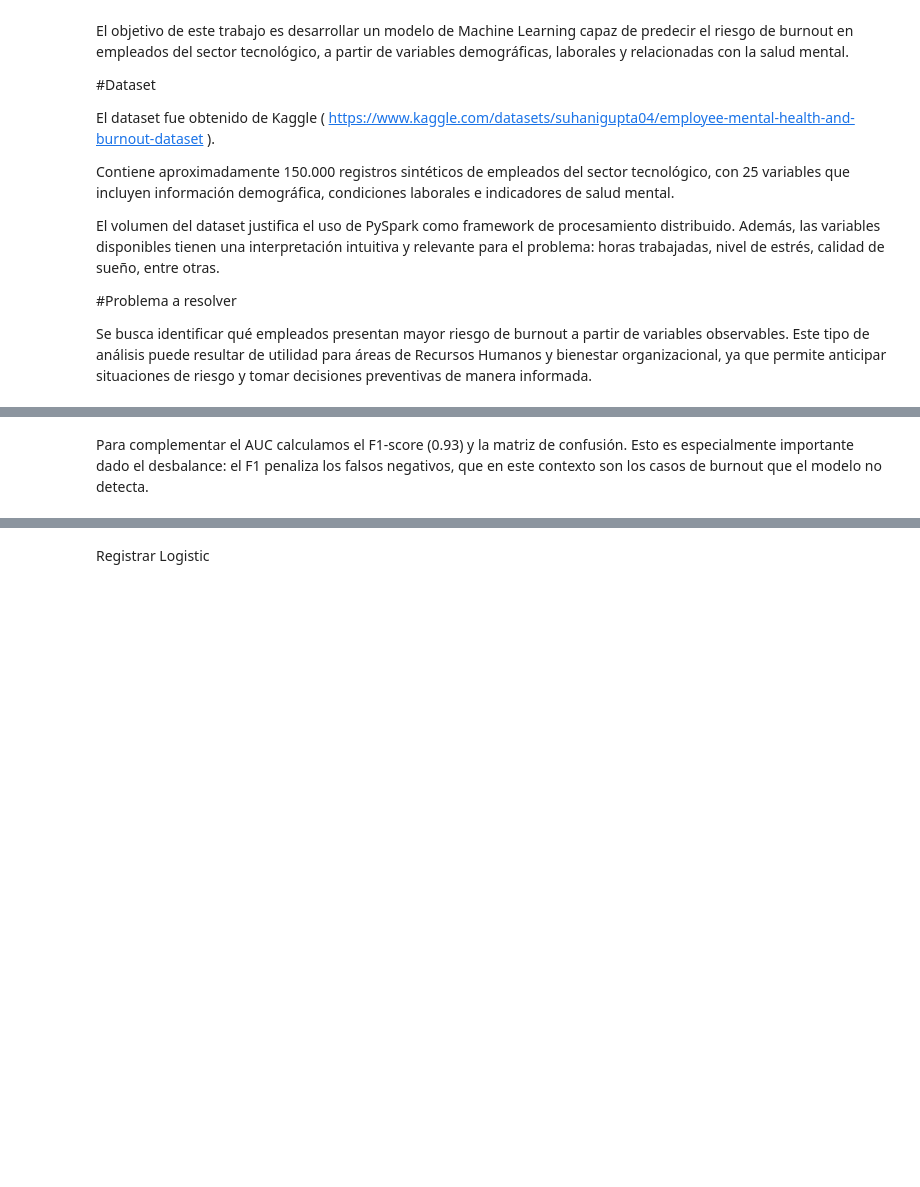
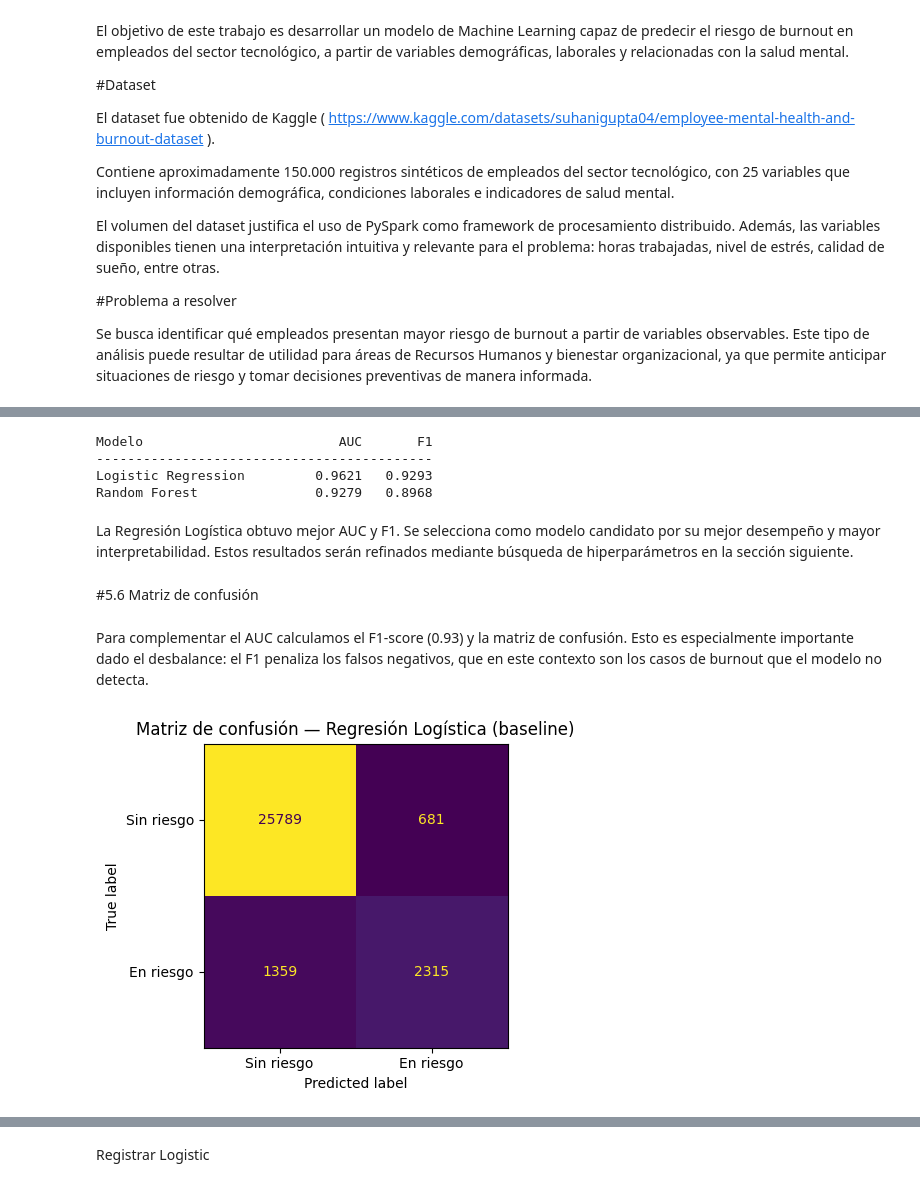
Before and after one commit to ailingomezromay/Grupo-4--TP-BigData-Burnout, a Jupyter notebook: TP_Grupo 4_BigData_Burnout.ipynb, the cells around one changed output, grey strips where cells are left out. Drawn from its saved outputs; the diff is of its cells as text; code cells hidden in the pictures; blank space fills up the shorter version.

```diff
--- a/TP_Grupo 4_BigData_Burnout.ipynb
+++ b/TP_Grupo 4_BigData_Burnout.ipynb
@@ -231,10 +316,13 @@ Una limitación del pipeline actual es que el StringIndexer se fittea sobre todo
 # %%
-lr = LogisticRegression(
-    featuresCol="features",
-    labelCol="burnout_risk"
-)
+# Regresión Logística
+lr = LogisticRegression(featuresCol='features', labelCol='burnout_risk')
+pipeline_lr = Pipeline(stages=indexers + encoders + [assembler, lr])
+model_lr    = pipeline_lr.fit(train_df)
+preds_lr    = model_lr.transform(test_df)
 
-pipeline_lr = Pipeline(stages=indexers + encoders + [assembler, lr])
-
-model_lr = pipeline_lr.fit(train_df)
-predictions_lr = model_lr.transform(test_df)
+# Random Forest
+rf = RandomForestClassifier(featuresCol='features', labelCol='burnout_risk',
+                             numTrees=50, seed=42)
+pipeline_rf = Pipeline(stages=indexers + encoders + [assembler, rf])
+model_rf    = pipeline_rf.fit(train_df)
+preds_rf    = model_rf.transform(test_df)
@@ -295,12 +331,20 @@ Se calcula `f1_lr` y `f1_rf` aquí, antes de usarlas en MLflow. Este era el erro
 # %%
+evaluator_auc = BinaryClassificationEvaluator(
+    labelCol='burnout_risk', metricName='areaUnderROC')
+evaluator_f1 = MulticlassClassificationEvaluator(
+    labelCol='burnout_risk', metricName='f1')
 
-evaluator_f1 = MulticlassClassificationEvaluator(
-    labelCol="burnout_risk",
-    metricName="f1"
-)
+auc_lr = evaluator_auc.evaluate(preds_lr)
+f1_lr  = evaluator_f1.evaluate(preds_lr)
+auc_rf = evaluator_auc.evaluate(preds_rf)
+f1_rf  = evaluator_f1.evaluate(preds_rf)
 
-f1_lr = evaluator_f1.evaluate(predictions_lr)
-f1_rf = evaluator_f1.evaluate(predictions_rf)
-
-print("F1 Logistic Regression:", f1_lr)
-print("F1 Random Forest:", f1_rf)
+print(f"{'Modelo':<25} {'AUC':>8} {'F1':>8}")
+print('-' * 43)
+print(f"{'Logistic Regression':<25} {auc_lr:>8.4f} {f1_lr:>8.4f}")
+print(f"{'Random Forest':<25} {auc_rf:>8.4f} {f1_rf:>8.4f}")
+# %% [output]
+Modelo                         AUC       F1
+-------------------------------------------
+Logistic Regression         0.9621   0.9293
+Random Forest               0.9279   0.8968
@@ -315,2 +351,19 @@ plt.show()
+# %% [markdown]
+La Regresión Logística obtuvo mejor AUC y F1. Se selecciona como modelo candidato por su mejor desempeño y mayor interpretabilidad. Estos resultados serán refinados mediante búsqueda de hiperparámetros en la sección siguiente.
+# %% [markdown]
+#5.6 Matriz de confusión
 # %% [markdown]
 Para complementar el AUC calculamos el F1-score (0.93) y la matriz de confusión. Esto es especialmente importante dado el desbalance: el F1 penaliza los falsos negativos, que en este contexto son los casos de burnout que el modelo no detecta.
+# %%
+preds_pd = preds_lr.select('burnout_risk', 'prediction').toPandas()
+cm       = confusion_matrix(preds_pd['burnout_risk'], preds_pd['prediction'])
+disp     = ConfusionMatrixDisplay(confusion_matrix=cm,
+                                   display_labels=['Sin riesgo', 'En riesgo'])
+
+fig, ax = plt.subplots(figsize=(5, 4))
+disp.plot(ax=ax, colorbar=False)
+ax.set_title('Matriz de confusión — Regresión Logística (baseline)')
+plt.tight_layout()
+plt.show()
+# %% [output]
+[figure, added]
```
Also changed, not shown: parts of 76 cells of this notebook.
